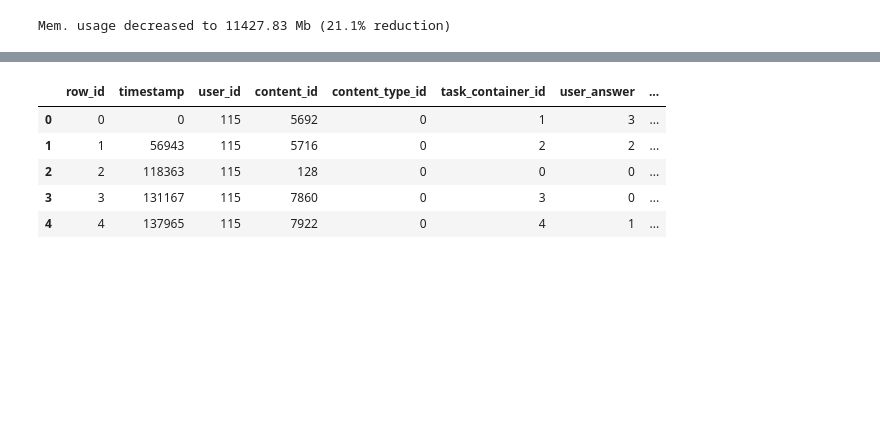
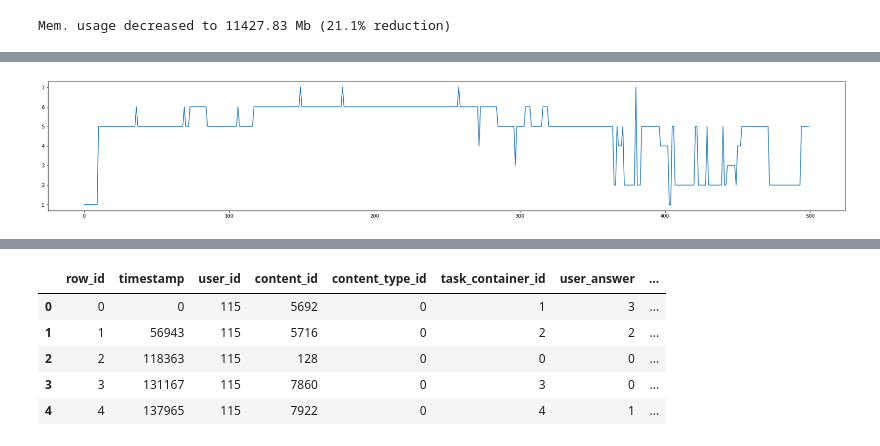
Before and after one commit to zakopuro/kaggle_Riiid, a Jupyter notebook: notebook/EDA.ipynb, the cells around one changed output, grey strips where cells are left out. Saved outputs shown, nothing was run; the diff lists cells and outputs as text; code cells hidden in the pictures; blank space fills up the shorter version.

```diff
--- a/notebook/EDA.ipynb
+++ b/notebook/EDA.ipynb
@@ -76,0 +186,7 @@ Mem. usage decreased to 11427.83 Mb (21.1% reduction)
+# %%
+plt.figure(figsize=(30,5))
+# plt.plot(train_df[(train_df['user_id'] == 455973631)]['prior_question_had_explanation'][:300])
+plt.plot(train_df[(train_df['user_id'] == 363123680) & (train_df['prior_question_had_explanation'] == 1)]['part'][:500].reset_index(drop=True))
+plt.show()
+# %% [output]
+[figure, added]
```
Also changed, not shown: parts of 32 cells of this notebook, 11 other files.
